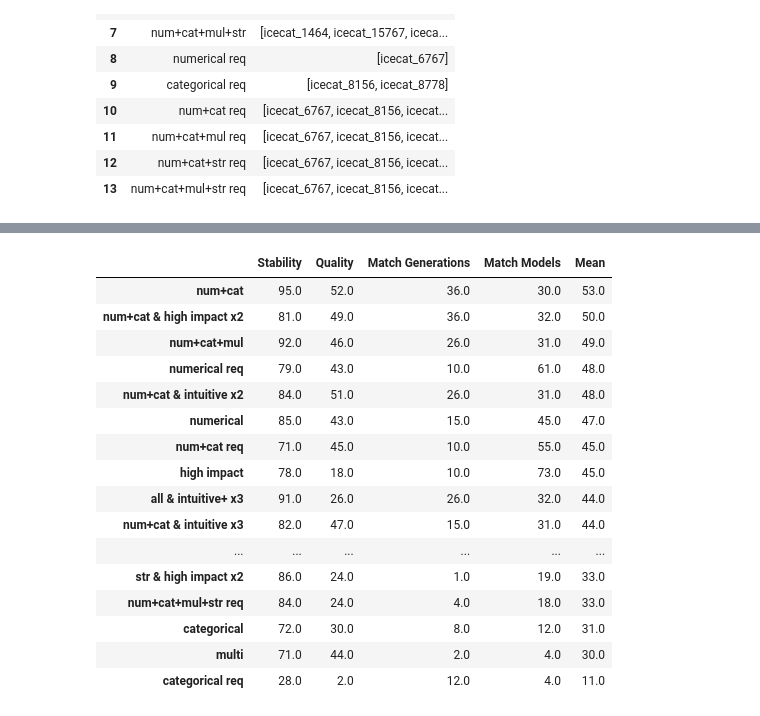
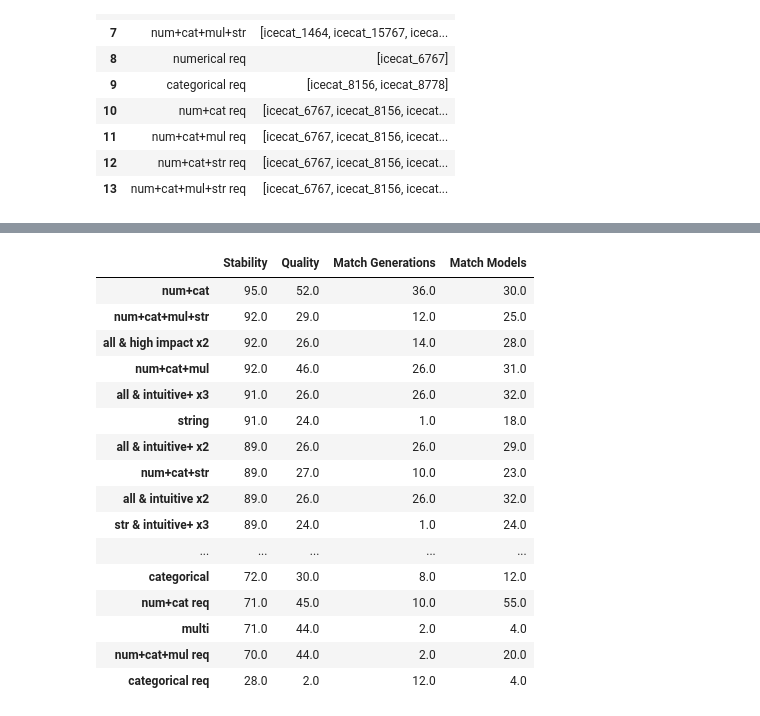
Before and after one commit to hd-code/ma-product-clustering, a Jupyter notebook: cluster-analysis/notebooks/clustering/1-cases.ipynb, the cells around one changed output, grey strips where cells are left out. Drawn from its saved outputs; the diff is of its cells as text; code cells hidden in the pictures.

```diff
--- a/cluster-analysis/notebooks/clustering/1-cases.ipynb
+++ b/cluster-analysis/notebooks/clustering/1-cases.ipynb
@@ -153,14 +153,12 @@ def calc_metrics(attr_codes, multi_as_single=False, attr_to_overweight: list[str
     }
 # %%
 def metrics_to_table(metric):
-    result = {
+    return {
         "Stability": metric["stabilities"].mean(),
         "Quality": metric["qualities"].mean(),
         "Match Generations": metric["match_gen"],
         "Match Models": metric["match_mod"],
     }
-    result["Mean"] = np.array(list(result.values())).mean()
-    return result
 # %%
 def attr_metrics_make():
     attr_metrics = {}
@@ -232,5 +230,5 @@ pd.DataFrame({key: mul_metrics[key]["qualities"] for key in ["string as multi",
 pd.DataFrame({
     key: metrics_to_table(values)
     for key, values in mul_metrics.items()
-}).transpose().round(3) * 100
+}).transpose().plot.bar(title="Clustering-Metrics", ylim=(0,1), grid=True, rot=45)
 # %% [output]
@@ -333,8 +328,13 @@ keys_display = [
 for keys in keys_display:
     stabs = {key: metrics[key]["stabilities"] for key in keys}
     quals = {key: metrics[key]["qualities"] for key in keys}
+    metrs = {key: metrics[key] for key in keys}
     pd.DataFrame(stabs, index=range(2,n+1)).plot.line(title="Stability", xlabel="k", ylim=(0,1.1), grid=True)
     pd.DataFrame(quals, index=range(2,n)).plot.line(title="Quality", xlabel="k", ylim=(0,1), grid=True)
+    pd.DataFrame({
+        key: metrics_to_table(values)
+        for key, values in metrs.items()
+    }).transpose().plot.bar(title="Clustering-Metrics", ylim=(0,1), grid=True, rot=45)
 # %% [output]
 [figure]
 [figure]
@@ -355,22 +355,22 @@ metrics_df = pd.DataFrame({
     for key, values in metrics.items()
 }).transpose()
 # %%
-metrics_df.sort_values("Mean", ascending=False).round(2) * 100
+metrics_df.sort_values("Stability", ascending=False).round(2) * 100
 # %% [output]
-|  | Stability | Quality | Match Generations | Match Models | Mean |
-| num+cat | 95.0 | 52.0 | 36.0 | 30.0 | 53.0 |
-| num+cat & high impact x2 | 81.0 | 49.0 | 36.0 | 32.0 | 50.0 |
-| num+cat+mul | 92.0 | 46.0 | 26.0 | 31.0 | 49.0 |
-| numerical req | 79.0 | 43.0 | 10.0 | 61.0 | 48.0 |
-| num+cat & intuitive x2 | 84.0 | 51.0 | 26.0 | 31.0 | 48.0 |
-| numerical | 85.0 | 43.0 | 15.0 | 45.0 | 47.0 |
-| num+cat req | 71.0 | 45.0 | 10.0 | 55.0 | 45.0 |
-| high impact | 78.0 | 18.0 | 10.0 | 73.0 | 45.0 |
-| all & intuitive+ x3 | 91.0 | 26.0 | 26.0 | 32.0 | 44.0 |
-| num+cat & intuitive x3 | 82.0 | 47.0 | 15.0 | 31.0 | 44.0 |
-| ... | ... | ... | ... | ... | ... |
-| str & high impact x2 | 86.0 | 24.0 | 1.0 | 19.0 | 33.0 |
-| num+cat+mul+str req | 84.0 | 24.0 | 4.0 | 18.0 | 33.0 |
-| categorical | 72.0 | 30.0 | 8.0 | 12.0 | 31.0 |
-| multi | 71.0 | 44.0 | 2.0 | 4.0 | 30.0 |
-| categorical req | 28.0 | 2.0 | 12.0 | 4.0 | 11.0 |
+|  | Stability | Quality | Match Generations | Match Models |
+| num+cat | 95.0 | 52.0 | 36.0 | 30.0 |
+| num+cat+mul+str | 92.0 | 29.0 | 12.0 | 25.0 |
+| all & high impact x2 | 92.0 | 26.0 | 14.0 | 28.0 |
+| num+cat+mul | 92.0 | 46.0 | 26.0 | 31.0 |
+| all & intuitive+ x3 | 91.0 | 26.0 | 26.0 | 32.0 |
+| string | 91.0 | 24.0 | 1.0 | 18.0 |
+| all & intuitive+ x2 | 89.0 | 26.0 | 26.0 | 29.0 |
+| num+cat+str | 89.0 | 27.0 | 10.0 | 23.0 |
+| all & intuitive x2 | 89.0 | 26.0 | 26.0 | 32.0 |
+| str & intuitive+ x3 | 89.0 | 24.0 | 1.0 | 24.0 |
+| ... | ... | ... | ... | ... |
+| categorical | 72.0 | 30.0 | 8.0 | 12.0 |
+| num+cat req | 71.0 | 45.0 | 10.0 | 55.0 |
+| multi | 71.0 | 44.0 | 2.0 | 4.0 |
+| num+cat+mul req | 70.0 | 44.0 | 2.0 | 20.0 |
+| categorical req | 28.0 | 2.0 | 12.0 | 4.0 |
```
Also changed, not shown: parts of 3 cells of this notebook, 5 other files.
